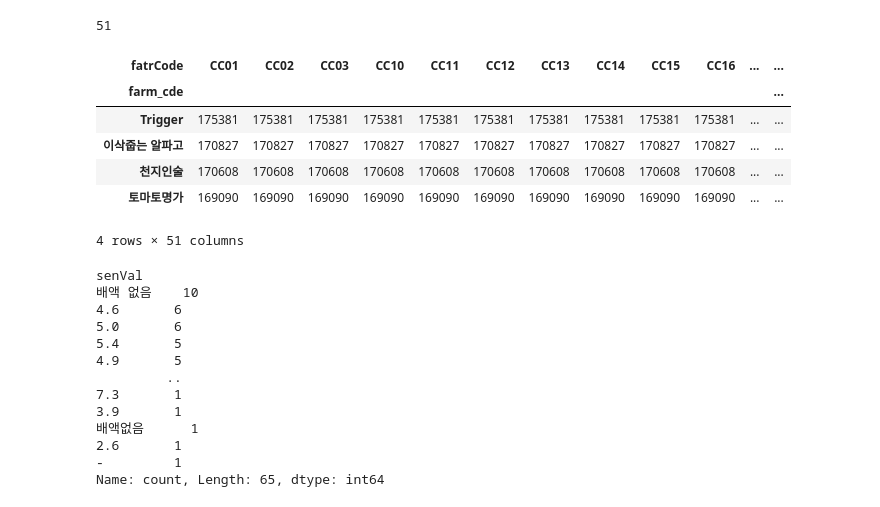
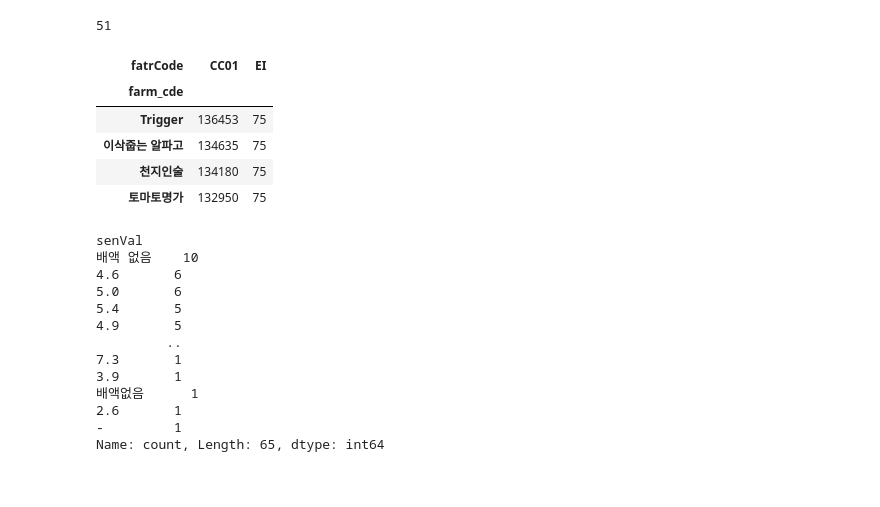
Before and after one commit to cye2020/Smart-Farm-Growth-Analytics, a Jupyter notebook: code/eda/20251031_EDA_cho.ipynb, the cells around one changed output. Saved outputs shown, nothing was run; the diff lists cells and outputs as text; code cells hidden in the pictures.

Commit message:
feat: eda cow data [cho]

```diff
--- a/code/eda/20251031_EDA_cho.ipynb
+++ b/code/eda/20251031_EDA_cho.ipynb
@@ -532,15 +532,16 @@ env_datas: Dict[str, pd.DataFrame] = {
     for code in fatrCodes
 }
 # %%
-env_data.groupby(['farm_cde', 'fatrCode'])['measDate'].count().unstack()
+env_group = env_data.groupby(['farm_cde', 'fatrCode'])['measDate'].nunique()
-# %% [output]
-| fatrCode | CC01 | CC02 | CC03 | CC10 | CC11 | CC12 | CC13 | CC14 | CC15 | CC16 | ... | ... |
-| farm_cde |  |  |  |  |  |  |  |  |  |  |  | ... |
-| Trigger | 175381 | 175381 | 175381 | 175381 | 175381 | 175381 | 175381 | 175381 | 175381 | 175381 | ... | ... |
-| 이삭줍는 알파고 | 170827 | 170827 | 170827 | 170827 | 170827 | 170827 | 170827 | 170827 | 170827 | 170827 | ... | ... |
-| 천지인술 | 170608 | 170608 | 170608 | 170608 | 170608 | 170608 | 170608 | 170608 | 170608 | 170608 | ... | ... |
-| 토마토명가 | 169090 | 169090 | 169090 | 169090 | 169090 | 169090 | 169090 | 169090 | 169090 | 169090 | ... | ... |
-4 rows × 51 columns
+# %%
+env_group.unstack()[['CC01', 'EI']]
+# %% [output]
+| fatrCode | CC01 | EI |
+| farm_cde |  |  |
+| Trigger | 136453 | 75 |
+| 이삭줍는 알파고 | 134635 | 75 |
+| 천지인술 | 134180 | 75 |
+| 토마토명가 | 132950 | 75 |
 # %%
 for code in fatrCodes:
     s: pd.Series = env_datas[code]['senVal']
```
Also changed, not shown: 3 other files.
